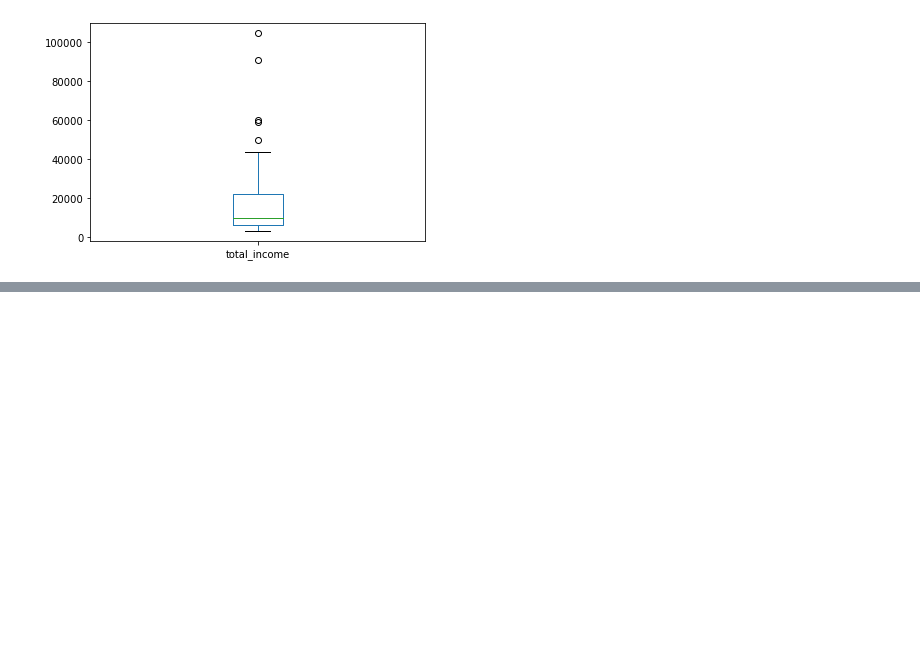
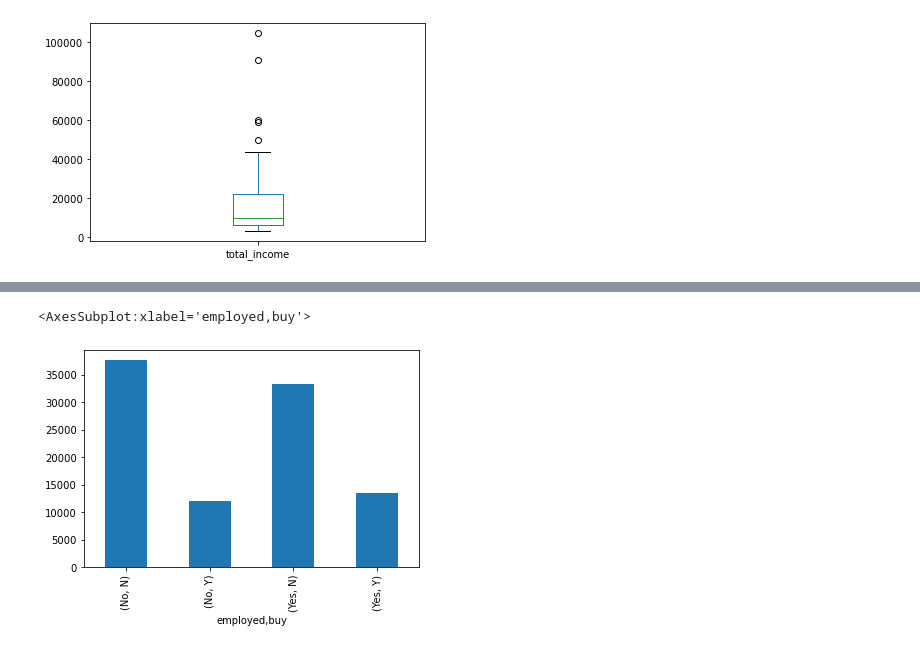
Before and after one commit to Zomo8282/EDA, a Jupyter notebook: EDA and cleaning .ipynb, the cells around one changed output, grey strips where cells are left out. Drawn from its saved outputs; the diff is of its cells as text; code cells hidden in the pictures; blank space fills up the shorter version.

```diff
--- a/EDA and cleaning .ipynb
+++ b/EDA and cleaning .ipynb
@@ -152,0 +287,6 @@ df["total_income"].plot(kind="box")
+# %%
+x=df.groupby(["employed","buy"]).mean()["total_income"]
+x.plot(kind="bar")#the total income for not employed and didnt buy is the highest
+# %% [output]
+<AxesSubplot:xlabel='employed,buy'>
+[figure, added]
```
Also changed, not shown: parts of 38 cells of this notebook.
